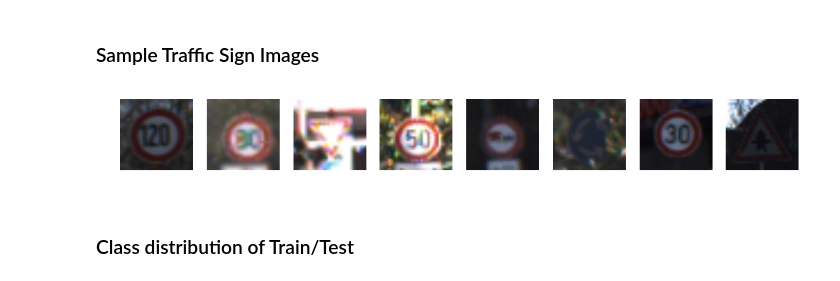
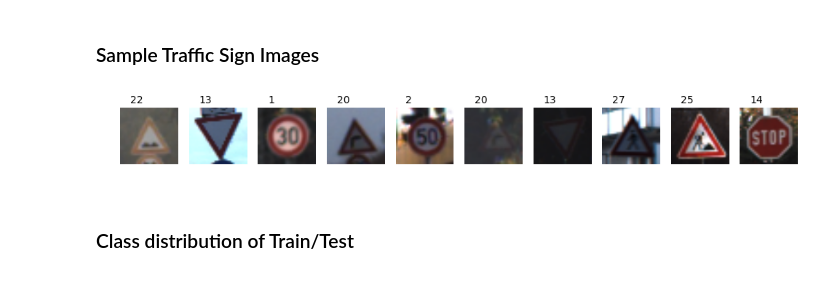
Before and after one commit to vfcosta/CarND-Traffic-Signs, a Jupyter notebook: Traffic_Signs_Recognition.ipynb, the cells around one changed output. Saved outputs shown, nothing was run; the diff lists cells and outputs as text; code cells hidden in the pictures.

Commit message:
Display image labels

```diff
--- a/Traffic_Signs_Recognition.ipynb
+++ b/Traffic_Signs_Recognition.ipynb
@@ -82,15 +82,16 @@ import matplotlib.pyplot as plt
 ### Sample Traffic Sign Images
 # %%
 # Plot sample traffic sign images
-n_samples = 8
-images = X_train[np.random.randint(0, n_train, n_samples)]
+n_samples = 10
+indexes = np.random.randint(0, n_train, n_samples)
 fig, axs = plt.subplots(1, n_samples)
 fig.set_size_inches(12, 4)
-for i,image in enumerate(images):
+for i,index in enumerate(indexes):
     axs[i].axis('off')
-    axs[i].imshow(image)
+    axs[i].text(5,-3, y_train[index])
+    axs[i].imshow(X_train[index])
 # %% [output]
-[figure, old version]
+[figure, new version]
 # %% [markdown]
 ### Class distribution of Train/Test
 # %%
```
